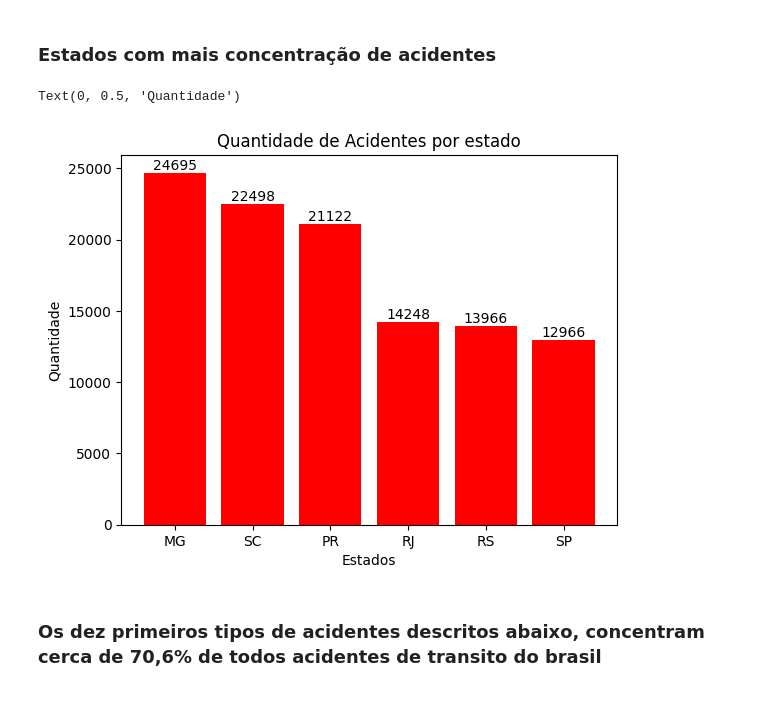
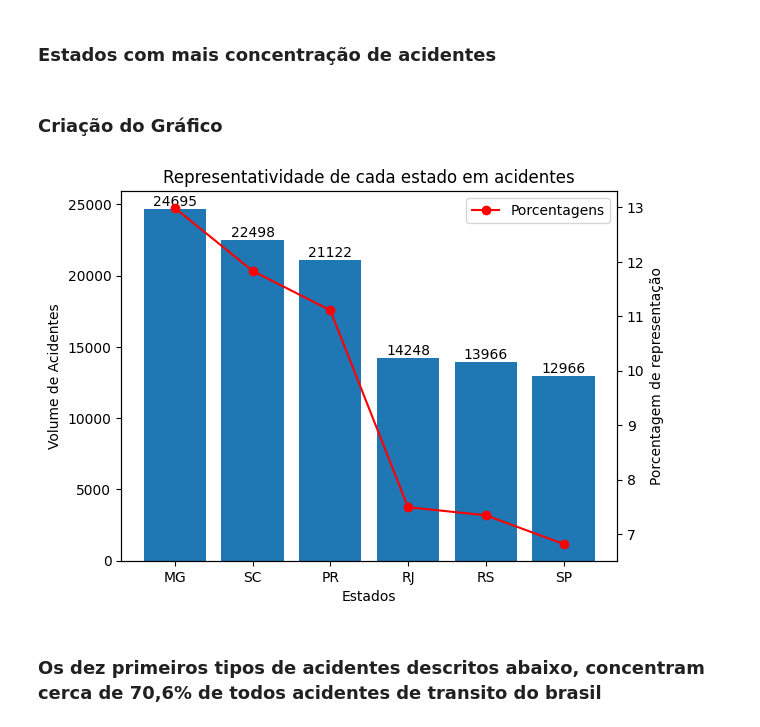
Before and after one commit to JonathanAlvesNogueira/Forky-ArthurBarbero-Projeto, a Jupyter notebook: acidentes.ipynb, the cells around one changed output. Drawn from its saved outputs; the diff is of its cells as text; code cells hidden in the pictures.

Commit message:
Aprimorando viŝões de acidentes

```diff
--- a/acidentes.ipynb
+++ b/acidentes.ipynb
@@ -58,25 +58,44 @@ display(df_final)
 # %% [markdown]
 ### Estados com mais concentração de acidentes
 # %%
+# Suponhamos que df_final seja o seu DataFrame
 
-cubo = df_final.groupby('uf').agg(qtd_acidentes=('uf', 'size')
-                     ,qtd_ileso=('ilesos', 'sum')
-                     ,qtd_feridos=('feridos', 'sum')).reset_index()
+cubo = df_final.groupby('uf').agg(qtd_acidentes=('uf', 'size'),
+                                   qtd_ileso=('ilesos', 'sum'),
+                                   qtd_feridos=('feridos', 'sum')).reset_index()
 
+total = cubo['qtd_acidentes'].sum()
 cubo = cubo.sort_values('qtd_acidentes', ascending=False)
+cubo['porcentagem'] = (cubo['qtd_acidentes'] / total) * 100
 cubo = cubo.head(6)
-
-plt.bar(cubo['uf'], cubo['qtd_acidentes'], color='red')
-
-for index, value in enumerate(cubo['qtd_acidentes']):
-    plt.text(index, value + 1, str(value), ha='center', va='bottom')
-
-plt.title('Quantidade de Acidentes por estado')
-plt.xlabel('Estados')
-plt.ylabel("Quantidade")
-# %% [output]
-Text(0, 0.5, 'Quantidade')
-[figure, removed]
+# %% [markdown]
+### Criação do Gráfico
+# %%
+
+fig, ax = plt.subplots()
+
+# Plotar o gráfico de barras com rótulos de dados
+bars = ax.bar(cubo['uf'], cubo['qtd_acidentes'])
+
+# Adicionar rótulos de dados acima das barras
+for bar in bars:
+    yval = bar.get_height()
+    ax.text(bar.get_x() + bar.get_width()/2, yval, round(yval, 2), ha='center', va='bottom')
+
+# Criar um segundo eixo y para a linha de porcentagem
+ax2 = ax.twinx()
+ax2.plot(cubo['uf'], cubo['porcentagem'], color='red', marker='o', label='Porcentagens')
+
+# Adicionar legendas e rótulos
+
+ax.set_xlabel('Estados')
+ax.set_ylabel('Volume de Acidentes')
+ax2.set_ylabel('Porcentagem de representação')
+plt.legend()
+plt.title('Representatividade de cada estado em acidentes')
+plt.show()
+# %% [output]
+[figure, added]
 # %% [markdown]
 ### Os dez primeiros tipos de acidentes descritos abaixo, concentram cerca de 70,6% de todos acidentes de transito do brasil
 # %%
```
Also changed, not shown: parts of 1 cell of this notebook.
